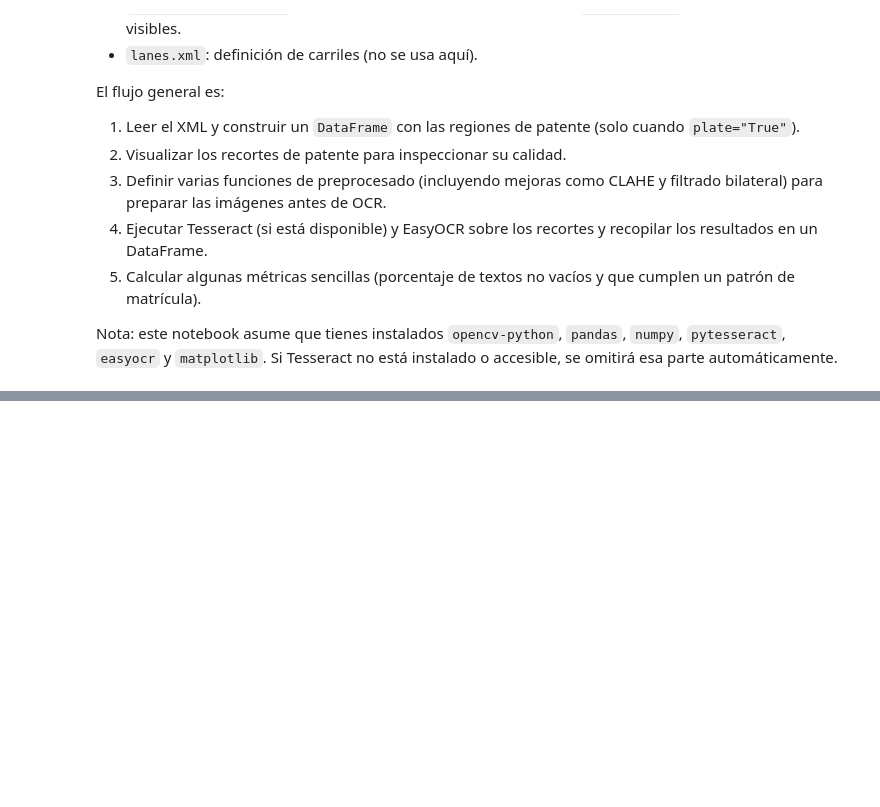
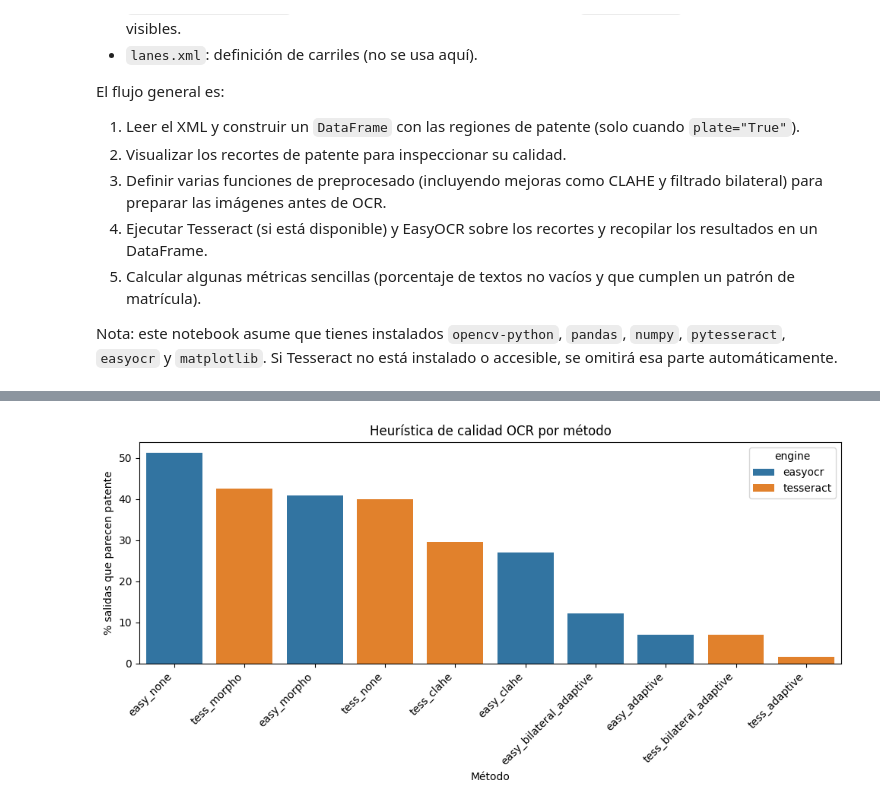
Before and after one commit to martinbianchi0/VisionTrafficGuard, a Jupyter notebook: speed/alpr_ocr_from_scratch.ipynb, the cells around one changed output, grey strips where cells are left out. Saved outputs shown, nothing was run; the diff lists cells and outputs as text; code cells hidden in the pictures; blank space fills up the shorter version.

```diff
--- a/speed/alpr_ocr_from_scratch.ipynb
+++ b/speed/alpr_ocr_from_scratch.ipynb
@@ -421,0 +549,21 @@ Pred: {row['text']}")
+# %%
+def summarize_ocr(df_ocr: pd.DataFrame) -> pd.DataFrame:
+    """
+    Resume desempeño de OCR por método.
+    """
+    summary = (
+        df_ocr.groupby(["method", "engine", "preproc"])
+        .agg(
+            n=("text", "size"),
+            non_empty_pct=("non_empty", lambda s: 100 * s.mean()),
+            looks_plate_pct=("looks_plate", lambda s: 100 * s.mean()),
+            avg_len=("length", "mean"),
+        )
+        .reset_index()
+        .sort_values("looks_plate_pct", ascending=False)
+    )
+    return summary
+
+
+df_summary = summarize_ocr(df_ocr)
+df_summary
@@ -421,0 +582,19 @@ Pred: {row['text']}")
+# %%
+plt.figure(figsize=(10, 5))
+order = df_summary.sort_values("looks_plate_pct", ascending=False)["method"]
+
+sns.barplot(
+    data=df_summary,
+    x="method",
+    y="looks_plate_pct",
+    hue="engine",
+    order=order,
+)
+plt.xticks(rotation=45, ha="right")
+plt.ylabel("% salidas que parecen patente")
+plt.xlabel("Método")
+plt.title("Heurística de calidad OCR por método")
+plt.tight_layout()
+plt.show()
+# %% [output]
+[figure, added]
```
Also changed, not shown: parts of 35 cells of this notebook, 1 other file.
